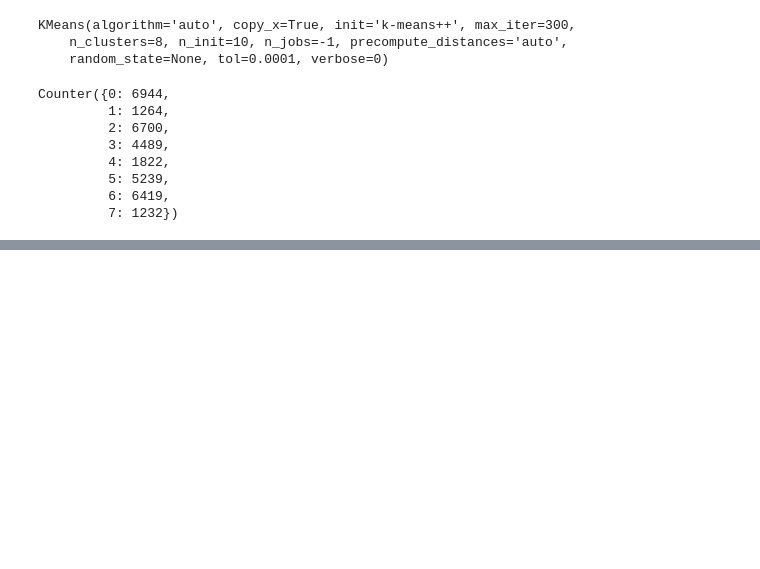
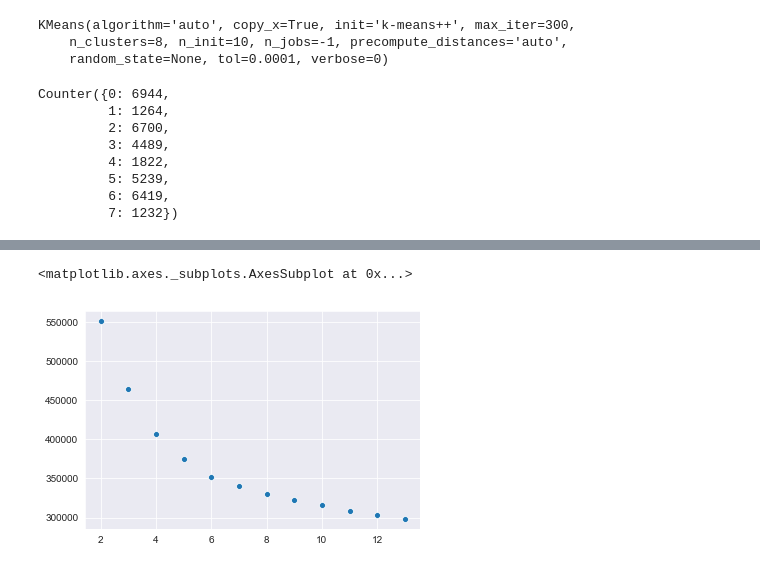
Before and after one commit to abhi050688/initial_test, a Jupyter notebook: ZeeTv.ipynb, the cells around one changed output, grey strips where cells are left out. Saved outputs shown, nothing was run; the diff lists cells and outputs as text; code cells hidden in the pictures; blank space fills up the shorter version.

```diff
--- a/ZeeTv.ipynb
+++ b/ZeeTv.ipynb
@@ -287,5 +255,0 @@ km.
-# %%
-def fit_clusters(clf,filename):
-    clf.fit(embeddings)
-    df_tweets=pd.DataFrame({'tweets':unique_tweets,'clusters':clf.labels_})
-    df_tweets.to_csv(filename)
@@ -293,0 +256,26 @@ fit_clusters(KMeans(n_clusters=8,n_jobs=-1),"cluster_8.csv")
+# %%
+def fit_clusters(clf):
+    clus={}
+    clf.fit(embeddings)
+    clus['labels']=pd.Series(clf.labels_)
+    clus['score']=clf.inertia_
+#     clus['cls']=clf
+    clus['centroids']=clf.cluster_centers_
+    return clus
+# %%
+def create_clusters(rng):
+    cluster_file=pd.DataFrame({'tweets':unique_tweets})
+    scores=[]
+    centers=[]
+    for i in rng:
+        km=KMeans(n_clusters=i,n_jobs=-1)
+        clus=fit_clusters(km)
+        scores.append(clus['score'])
+        cluster_file['cluster_{}'.format(i)]=clus['labels']
+        centers.append(clus['centroids'])
+        del km
+        del clus
+        gc.collect()
+    return cluster_file,scores,centers
+# %%
+cluster_tweet,scores,centers=create_clusters(np.arange(2,14))
@@ -294 +297,6 @@ fit_clusters(KMeans(n_clusters=8,n_jobs=-1),"cluster_8.csv")
+# %%
+sns.scatterplot(x=np.arange(2,14),y=scores)
+# %% [output]
+<matplotlib.axes._subplots.AxesSubplot at 0x...>
+[figure, added]
 # %%
```
Also changed, not shown: parts of 61 cells of this notebook.
